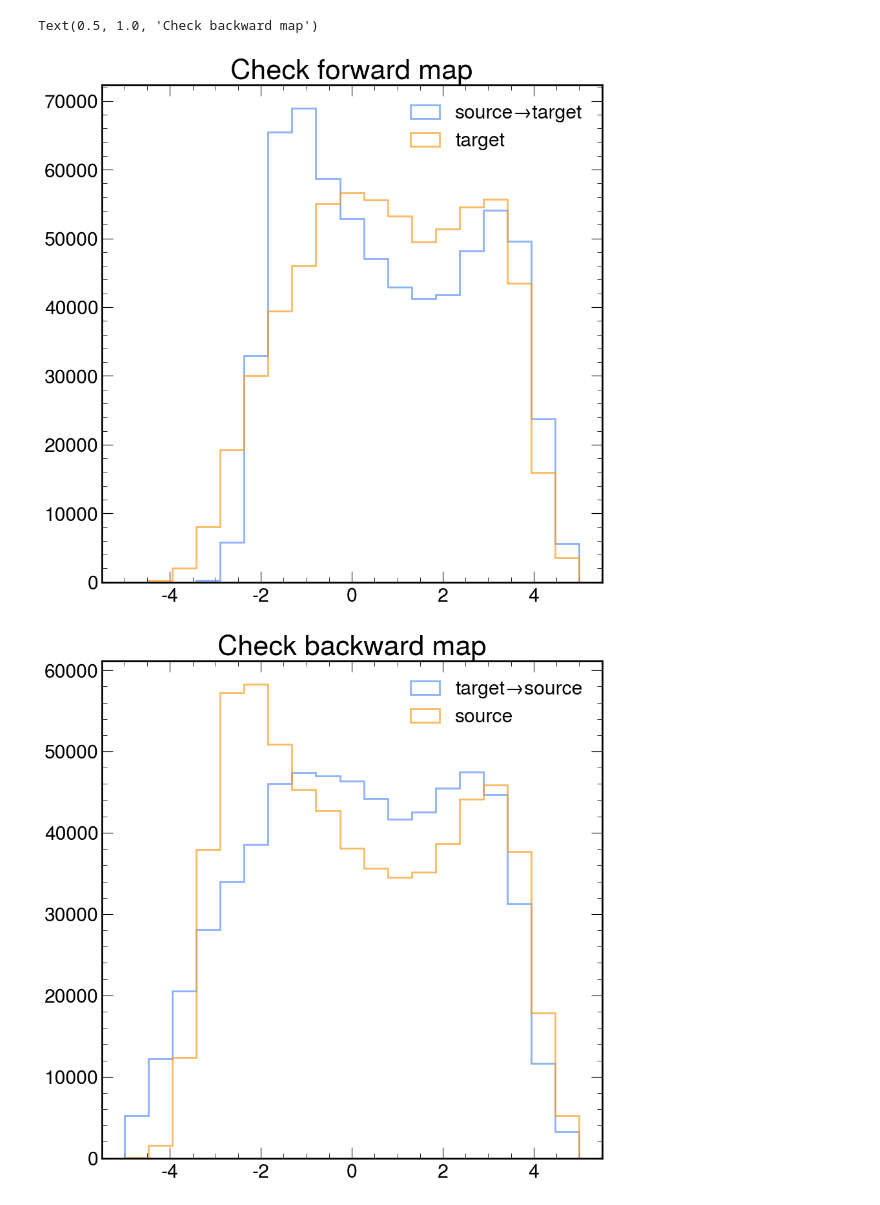
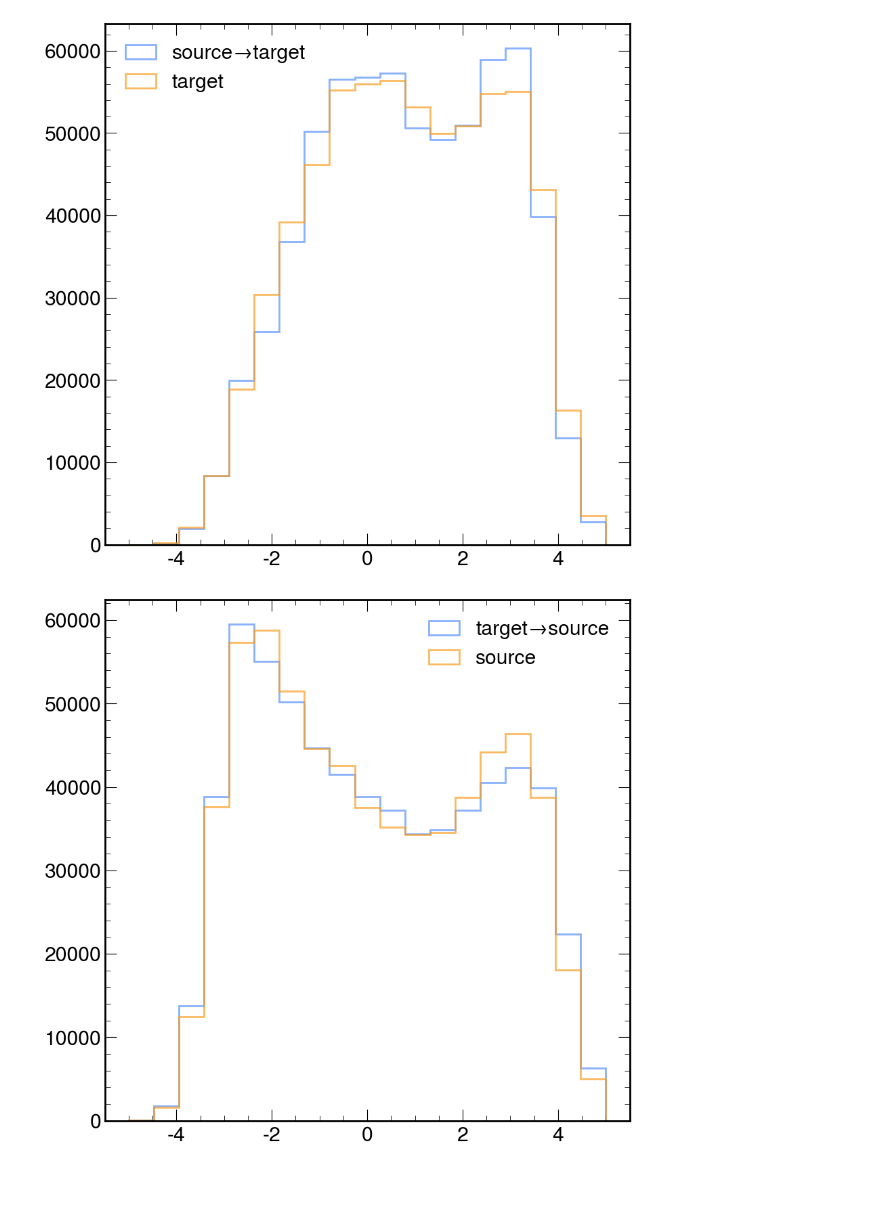
Before and after one commit to jeffkrupa/ott-latentcalib, a Jupyter notebook: ott.ipynb, the cells around one changed output. Drawn from its saved outputs; the diff is of its cells as text; code cells hidden in the pictures.

```diff
--- a/ott.ipynb
+++ b/ott.ipynb
@@ -114,11 +114,20 @@ neural_f = icnn.ICNN(
     dim_hidden=[64, 64, 64, 64],
     dim_data=1,
     init_fn=nn.initializers.normal(),
+    #pos_weights=True,
+    rectifier_fn=flax.linen.activation.softplus,
+    act_fn=flax.linen.activation.celu,
+
 )
 neural_g = icnn.ICNN(
     dim_hidden=[64, 64, 64, 64],
     dim_data=1,
     init_fn=nn.initializers.normal(),
+    #pos_weights=True,
+    rectifier_fn=flax.linen.activation.softplus,
+    act_fn=flax.linen.activation.celu,
+
+
 )
 
 #neural_f = ScalarICNN(dim_hidden=[64, 64, 64, 64], dim_data=1, init_fn=nn.initializers.normal())
@@ -135,9 +144,11 @@ neural_dual_solver = neuraldual.W2NeuralDual(
     neural_g,
     optimizer_f,
     optimizer_g,
-    num_train_iters=10,
+    num_train_iters=200000,
     amortization_loss="objective",
-    conjugate_solver=None,
+    #conjugate_solver=None,
+    num_inner_iters=1,
+
 )
 # %%
 #check shapes , should be (ndev, per_dev, #latent features) for each batch
@@ -157,2 +170,11 @@ print(tgt[0,0].shape)    # should reduce to (#latent features,)
 (1,)
 (1,)
+# %%
+#train_src_iter = normalize_for_ott(train_dataloader.source_iter, dim=1, name="train_src")
+#train_tgt_iter = normalize_for_ott(train_dataloader.target_iter, dim=1, name="train_tgt")
+#valid_src_iter = normalize_for_ott(valid_dataloader.source_iter, dim=1, name="valid_src")
+#valid_tgt_iter = normalize_for_ott(valid_dataloader.target_iter, dim=1, name="valid_tgt")
+train_src_iter = train_dataloader.source_iter
+train_tgt_iter = train_dataloader.target_iter
+valid_src_iter = valid_dataloader.source_iter
+valid_tgt_iter = valid_dataloader.target_iter
@@ -170,8 +198,8 @@ TypeError: Gradient only defined for scalar-output functions. Output had shape:
 #make full validation dataset
 samples_s = []
 samples_t = []
-it_s = iter(train_dataloader.source_iter)
-it_t = iter(train_dataloader.target_iter)
+it_s = iter(valid_dataloader.source_iter)
+it_t = iter(valid_dataloader.target_iter)
 
 for _ in range(10000):  # take 10 batches
     batch_s = next(it_s)
@@ -210,38 +238,37 @@ plt.legend()
 # %%
 def get_maps(pots):
     # Try to grab the vmapped gradients in a version-agnostic way
     if hasattr(pots, "f_grad") and hasattr(pots, "g_grad"):
         f_grad, g_grad = pots.f_grad, pots.g_grad
     elif hasattr(pots, "transport"):  # some versions let you pick a direction
         # wrap to explicit maps
         f_grad = lambda x: pots.transport(x, forward=True)   # source→target
         g_grad = lambda x: pots.transport(x, forward=False)  # target→source
     elif hasattr(pots, "transport_source") and hasattr(pots, "transport_target"):
         f_grad, g_grad = pots.transport_source, pots.transport_target
     else:
         raise RuntimeError("Can't find gradient/transport methods on learned_potentials.")
     return f_grad, g_grad
 
 f_grad, g_grad = get_maps(learned_potentials)
 
 # compute both directions on your validation splits
 s2t = f_grad(data_source)   # source → target (what you want to compare to target)
 t2s = g_grad(data_target)   # target → source (should match source)
 
 # Plot: which one aligns?
 bins = np.linspace(-5, 5, 20)
 plt.hist(s2t,        histtype='step', linewidth=2, alpha=0.7, label='source→target', bins=bins)
 plt.hist(data_target,histtype='step', linewidth=2, alpha=0.7, label='target',          bins=bins)
-plt.legend(); plt.title("Check forward map")
+plt.legend(); #plt.title("Check forward map")
 
 plt.figure()
 plt.hist(t2s,        histtype='step', linewidth=2, alpha=0.7, label='target→source', bins=bins)
 plt.hist(data_source,histtype='step', linewidth=2, alpha=0.7, label='source',        bins=bins)
-plt.legend(); plt.title("Check backward map")
+plt.legend(); #plt.title("Check backward map")
 # %% [output]
-Text(0.5, 1.0, 'Check backward map')
-[figure, old version]
+[figure, new version]
-[figure, old version]
+[figure, new version]
 # %%
 def empirical_quantile_map(x_grid, src, tgt):
     # src,tgt: (N,1) arrays; x_grid: (M,1)
```
Also changed, not shown: parts of 9 cells of this notebook, 1 other file.
